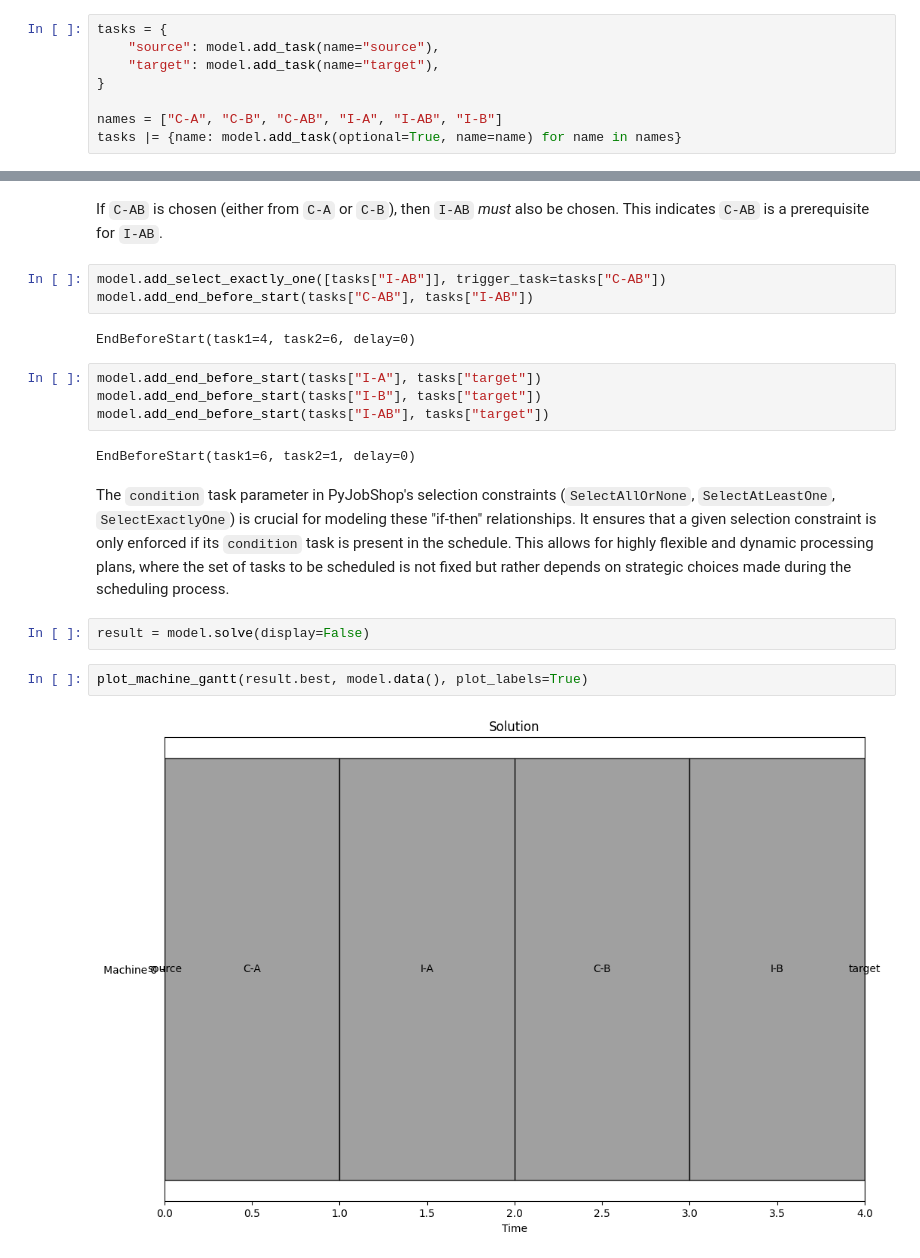
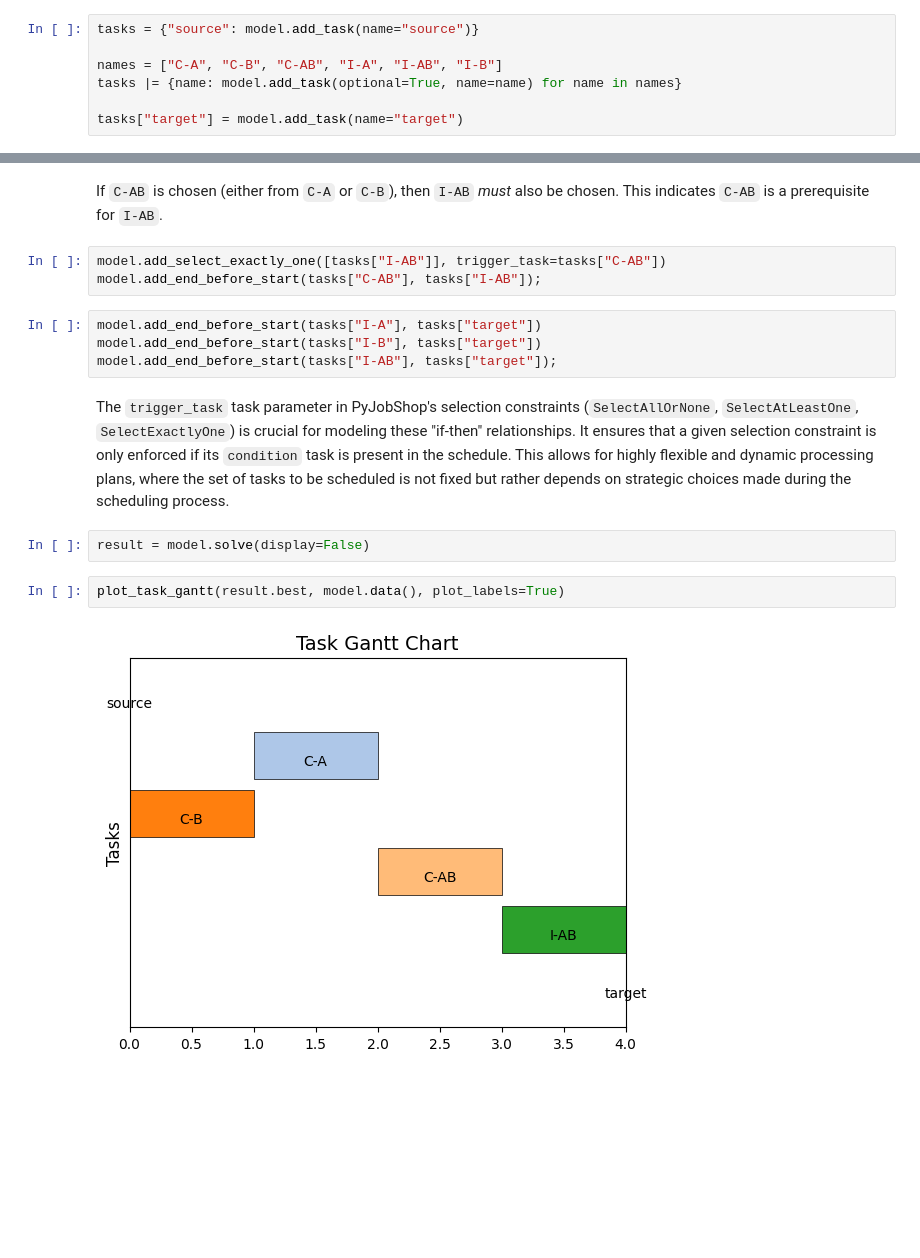
Before and after one commit to PyJobShop/PyJobShop, a Jupyter notebook: examples/optional_tasks.ipynb, the cells around one changed output, grey strips where cells are left out. Drawn from its saved outputs; the diff is of its cells as text; blank space fills up the shorter version.

```diff
--- a/examples/optional_tasks.ipynb
+++ b/examples/optional_tasks.ipynb
@@ -85,11 +79,10 @@ model = Model()
 # %% [markdown]
 First, we have a `source` task marking the beginning of the project and a `target` task marking the end. These are typically required tasks. We also define all other tasks, which are all optional.
 # %%
-tasks = {
-    "source": model.add_task(name="source"),
-    "target": model.add_task(name="target"),
-}
+tasks = {"source": model.add_task(name="source")}
 
 names = ["C-A", "C-B", "C-AB", "I-A", "I-AB", "I-B"]
 tasks |= {name: model.add_task(optional=True, name=name) for name in names}
+
+tasks["target"] = model.add_task(name="target")
 # %% [markdown]
@@ -136,22 +123,18 @@ EndBeforeStart(task1=3, task2=7, delay=0)
 If `C-AB` is chosen (either from `C-A` or `C-B`), then `I-AB` *must* also be chosen. This indicates `C-AB` is a prerequisite for `I-AB`.
 # %%
 model.add_select_exactly_one([tasks["I-AB"]], trigger_task=tasks["C-AB"])
-model.add_end_before_start(tasks["C-AB"], tasks["I-AB"])
+model.add_end_before_start(tasks["C-AB"], tasks["I-AB"]);
-# %% [output]
-EndBeforeStart(task1=4, task2=6, delay=0)
 # %%
 model.add_end_before_start(tasks["I-A"], tasks["target"])
 model.add_end_before_start(tasks["I-B"], tasks["target"])
-model.add_end_before_start(tasks["I-AB"], tasks["target"])
+model.add_end_before_start(tasks["I-AB"], tasks["target"]);
-# %% [output]
-EndBeforeStart(task1=6, task2=1, delay=0)
 # %% [markdown]
-The `condition` task parameter in PyJobShop's selection constraints (`SelectAllOrNone`, `SelectAtLeastOne`, `SelectExactlyOne`) is crucial for modeling these "if-then" relationships.
+The `trigger_task` task parameter in PyJobShop's selection constraints (`SelectAllOrNone`, `SelectAtLeastOne`, `SelectExactlyOne`) is crucial for modeling these "if-then" relationships.
 It ensures that a given selection constraint is only enforced if its `condition` task is present in the schedule.
 This allows for highly flexible and dynamic processing plans, where the set of tasks to be scheduled is not fixed but rather depends on strategic choices made during the scheduling process.
 # %%
 result = model.solve(display=False)
 # %%
-plot_machine_gantt(result.best, model.data(), plot_labels=True)
+plot_task_gantt(result.best, model.data(), plot_labels=True)
 # %% [output]
-[figure, old version]
+[figure, new version]
```
Also changed, not shown: parts of 19 cells of this notebook, 1 other file.
